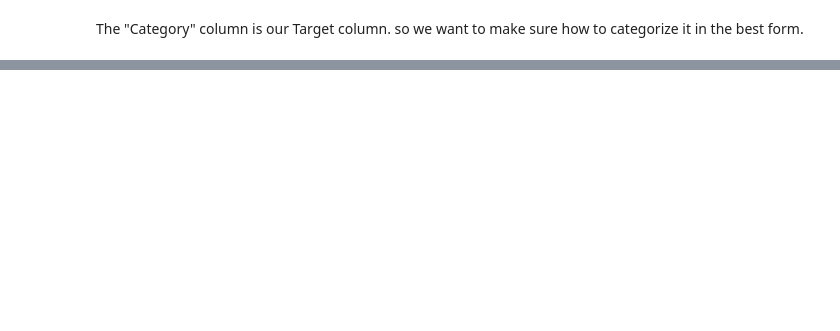
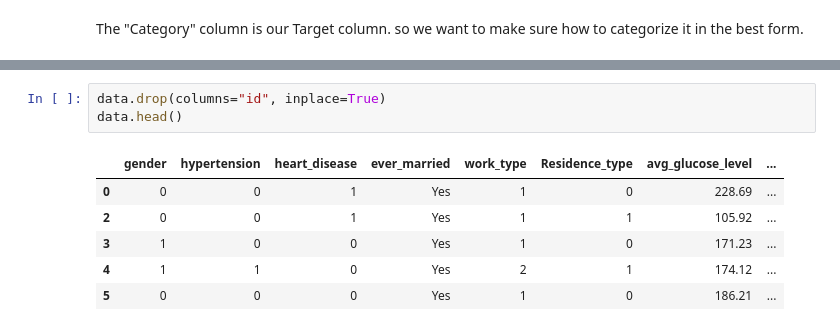
Before and after one commit to mahshid1373/ML_Project, a Jupyter notebook: main.ipynb, the cells around one changed output, grey strips where cells are left out. Saved outputs shown, nothing was run; the diff lists cells and outputs as text; blank space fills up the shorter version.

```diff
--- a/main.ipynb
+++ b/main.ipynb
@@ -179,0 +191,10 @@ Name: Category, dtype: int64
+# %%
+data.drop(columns="id", inplace=True)
+data.head()
+# %% [output]
+|  | gender | hypertension | heart_disease | ever_married | work_type | Residence_type | avg_glucose_level | ... |
+| 0 | 0 | 0 | 1 | Yes | 1 | 0 | 228.69 | ... |
+| 2 | 0 | 0 | 1 | Yes | 1 | 1 | 105.92 | ... |
+| 3 | 1 | 0 | 0 | Yes | 1 | 0 | 171.23 | ... |
+| 4 | 1 | 1 | 0 | Yes | 2 | 1 | 174.12 | ... |
+| 5 | 0 | 0 | 0 | Yes | 1 | 0 | 186.21 | ... |
```
Also changed, not shown: parts of 38 cells of this notebook, 3 other files.
